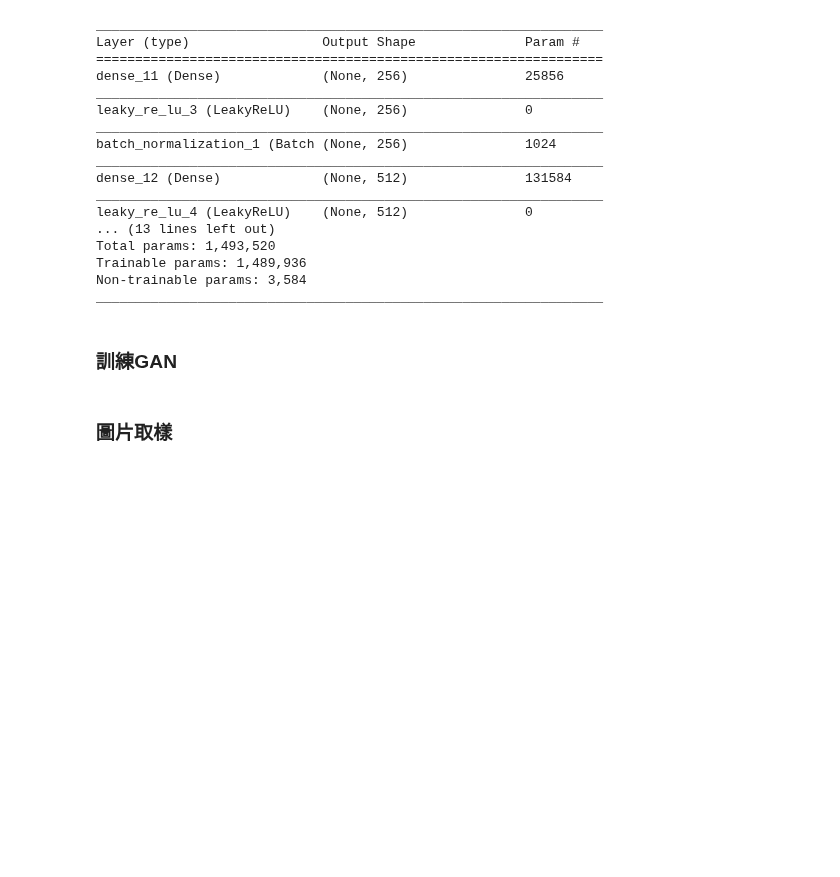
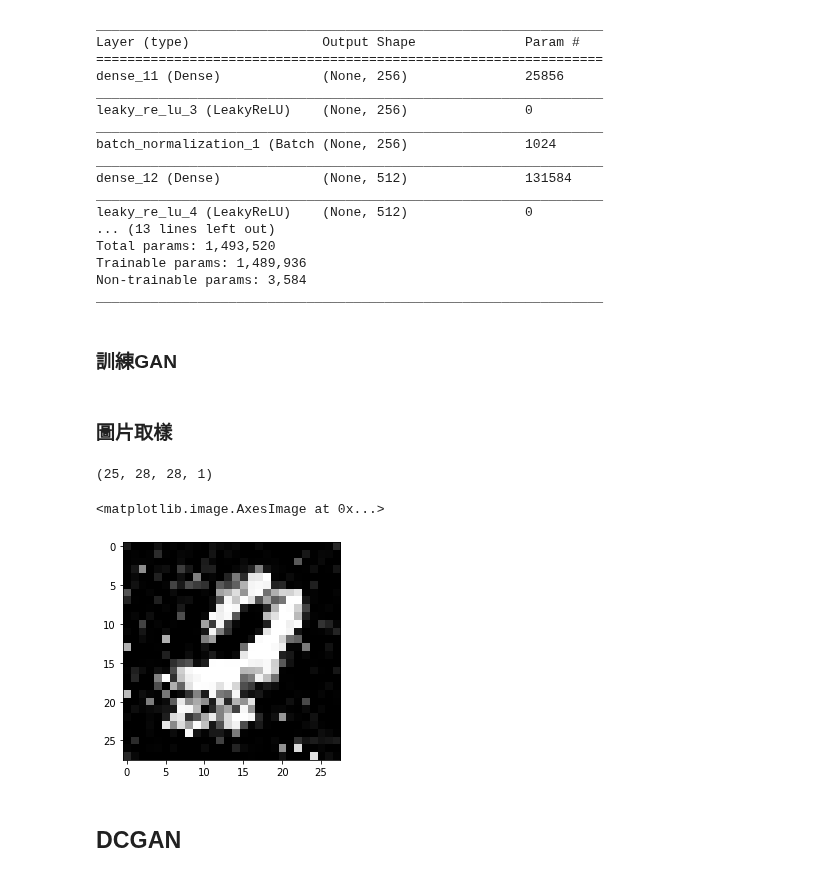
Before and after one commit to ywchiu/tibamedl, a Jupyter notebook: Demo20190907.ipynb, the cells around one changed output. Cells and saved outputs as stored; diff of their text form; code cells hidden in the pictures; blank space fills up the shorter version.

```diff
--- a/Demo20190907.ipynb
+++ b/Demo20190907.ipynb
@@ -1148,3 +1148,18 @@ if not os.path.exists('images'):
     os.mkdir('images')
 # %%
 #train(1000, batch_size=128, sample_interval=50)
+# %%
+a = np.random.normal(0, 1, (5 * 5, 100))
+# %%
+gen_imgs = generator.predict(a)
+# %%
+gen_imgs.shape
+# %% [output]
+(25, 28, 28, 1)
+# %%
+plt.imshow(gen_imgs[0, :,:,0], cmap='gray')
+# %% [output]
+<matplotlib.image.AxesImage at 0x...>
+[figure, added]
+# %% [markdown]
+## DCGAN
```
Also changed, not shown: parts of 30 cells of this notebook.
